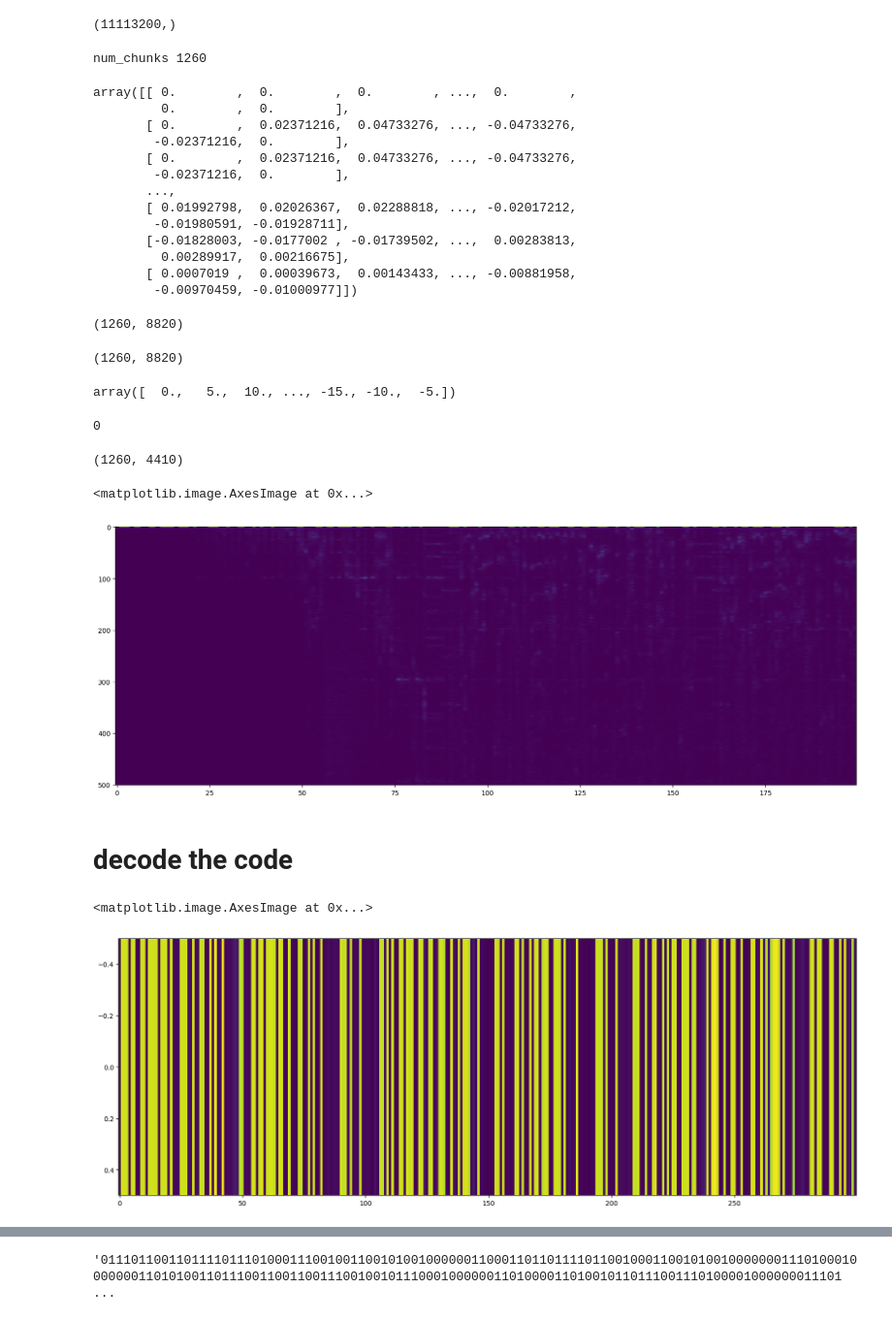
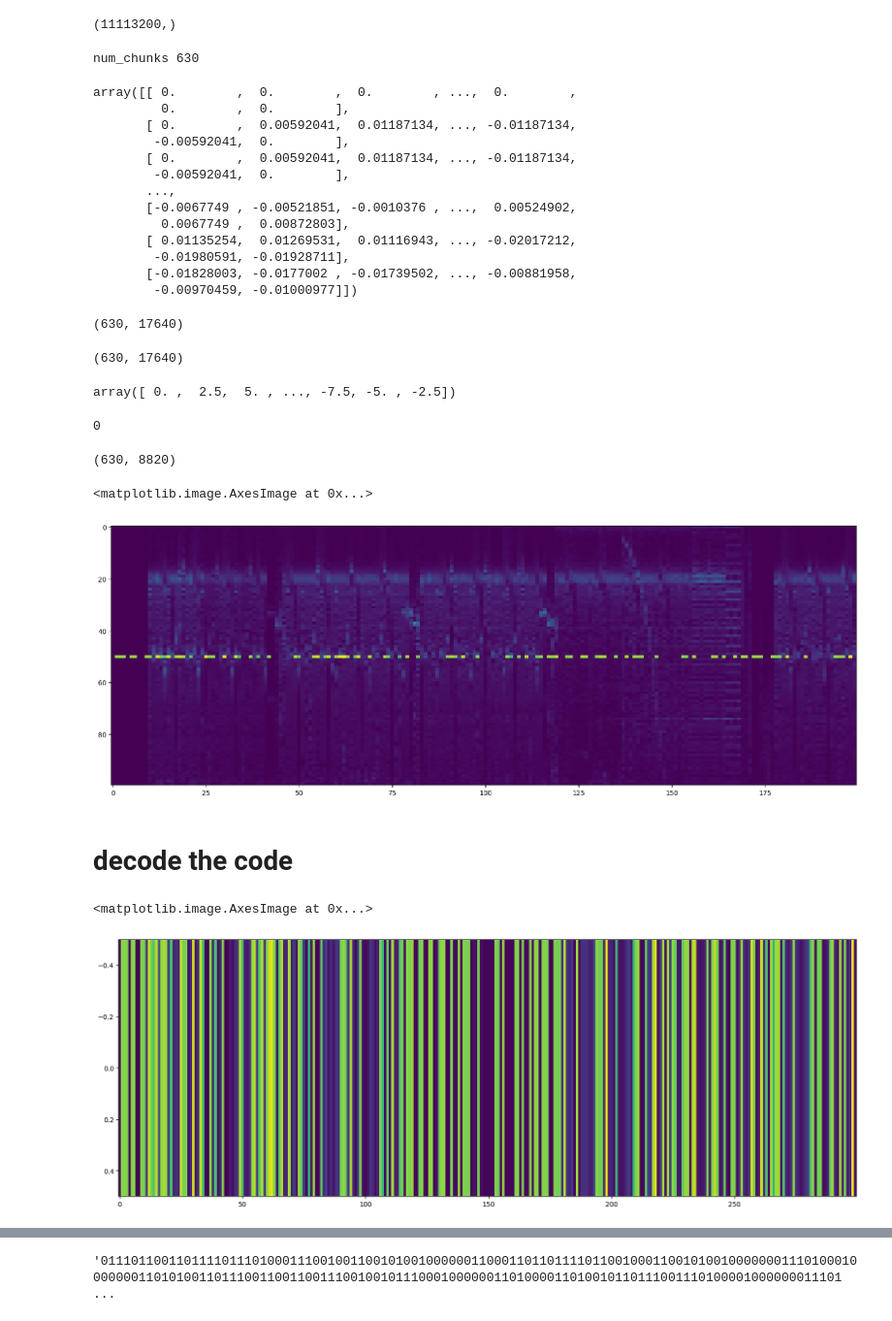
Before and after one commit to Team-Denis/BestHackathon3, a Jupyter notebook: ant_code/sound_offuscation/fft_learning.ipynb, the cells around one changed output, grey strips where cells are left out. Shown at 97% size. Cells and saved outputs as stored; diff of their text form; code cells hidden in the pictures.

```diff
--- a/ant_code/sound_offuscation/fft_learning.ipynb
+++ b/ant_code/sound_offuscation/fft_learning.ipynb
@@ -22,42 +22,42 @@ signal.shape
 (11113200,)
 # %%
 # Split the signal into chunks
-chunk_size = fs // 5  # 1 second chunks
+chunk_size = int(fs // 2.5)  # 1 second chunks
 num_chunks = len(signal) // chunk_size
 print("num_chunks", num_chunks)
 chunks = np.array(np.split(signal[:num_chunks * chunk_size], num_chunks))
 # %% [output]
-num_chunks 1260
+num_chunks 630
 # %%
 pprint(chunks)
 chunks.shape
 # %% [output]
 array([[ 0.        ,  0.        ,  0.        , ...,  0.        ,
          0.        ,  0.        ],
-       [ 0.        ,  0.02371216,  0.04733276, ..., -0.04733276,
-        -0.02371216,  0.        ],
-       [ 0.        ,  0.02371216,  0.04733276, ..., -0.04733276,
-        -0.02371216,  0.        ],
+       [ 0.        ,  0.00592041,  0.01187134, ..., -0.01187134,
+        -0.00592041,  0.        ],
+       [ 0.        ,  0.00592041,  0.01187134, ..., -0.01187134,
+        -0.00592041,  0.        ],
        ...,
-       [ 0.01992798,  0.02026367,  0.02288818, ..., -0.02017212,
+       [-0.0067749 , -0.00521851, -0.0010376 , ...,  0.00524902,
+         0.0067749 ,  0.00872803],
+       [ 0.01135254,  0.01269531,  0.01116943, ..., -0.02017212,
         -0.01980591, -0.01928711],
-       [-0.01828003, -0.0177002 , -0.01739502, ...,  0.00283813,
-         0.00289917,  0.00216675],
-       [ 0.0007019 ,  0.00039673,  0.00143433, ..., -0.00881958,
+       [-0.01828003, -0.0177002 , -0.01739502, ..., -0.00881958,
         -0.00970459, -0.01000977]])
-(1260, 8820)
+(630, 17640)
 # %%
 # Compute the FFT for each chunk
 fft_chunks = np.array([np.fft.fft(chunk) for chunk in chunks])
 fft_chunks.shape
 # %% [output]
-(1260, 8820)
+(630, 17640)
 # %%
 # Compute the frequencies for the x-axis
 frequencies = np.fft.fftfreq(chunk_size, 1 / fs)
 frequencies
 # %% [output]
-array([  0.,   5.,  10., ..., -15., -10.,  -5.])
+array([ 0. ,  2.5,  5. , ..., -7.5, -5. , -2.5])
 # %%
 # find the dominant frequency
 dominant_frequencies = np.abs(fft_chunks)[0].argmax()
@@ -71,17 +71,17 @@ print(fft_mags.shape)
 frequencies_chunk = frequencies[:len(frequencies) // 2]
 fft_mags = fft_mags.T
 fig = plt.figure(figsize=(20, 7))
-plt.imshow(fft_mags[99:600, :200], aspect='auto')
+plt.imshow(fft_mags[0:100, :200], aspect='auto')
 # %% [output]
-(1260, 4410)
+(630, 8820)
 <matplotlib.image.AxesImage at 0x...>
-[figure, old version]
+[figure, new version]
 # %% [markdown]
 # decode the code
 # %%
 fig = plt.figure(figsize=(20, 7))
-plt.imshow(fft_mags[100:101, :300], aspect='auto')
+plt.imshow(fft_mags[50:51, :300], aspect='auto')
 # %% [output]
 <matplotlib.image.AxesImage at 0x...>
-[figure, old version]
+[figure, new version]
 # %%
```
Also changed, not shown: parts of 5 cells of this notebook, 1 other file.
